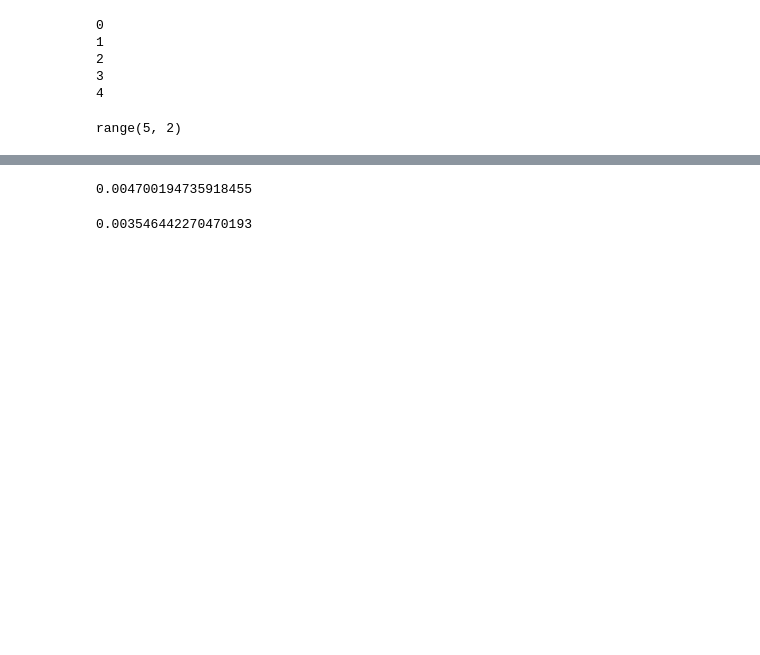
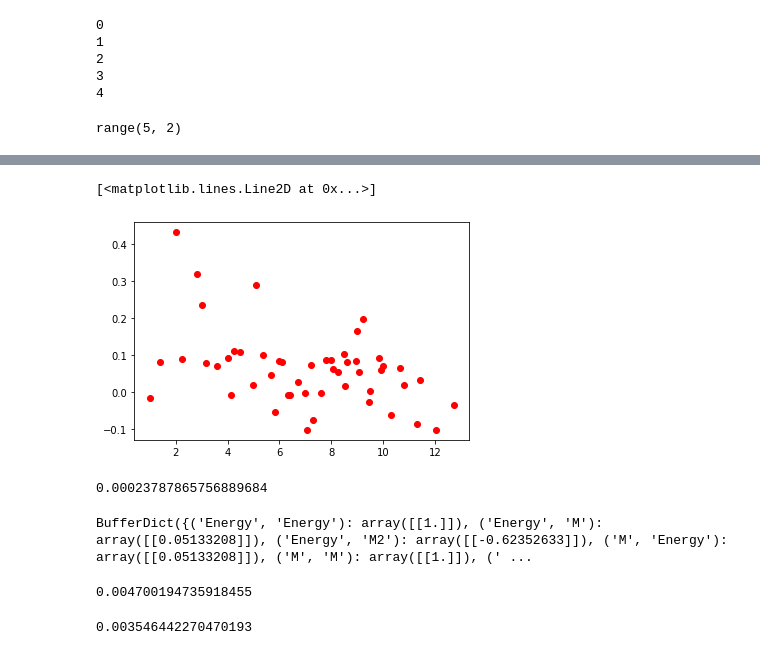
Before and after one commit to SaltyCatAgenda/Ising-Model, a Jupyter notebook: ising.ipynb, the cells around one changed output, grey strips where cells are left out. Saved outputs shown, nothing was run; the diff lists cells and outputs as text; code cells hidden in the pictures; blank space fills up the shorter version.

```diff
--- a/ising.ipynb
+++ b/ising.ipynb
@@ -161,0 +201,5 @@ corr = gv.evalcorr(obs_average)
+# %%
+plt.plot(d,[np.mean(ssc[:][i]) for i in range(len(ssc[0][:]))] , 'ro')
+# %% [output]
+[<matplotlib.lines.Line2D at 0x...>]
+[figure, added]
@@ -162,3 +210,11 @@ corr = gv.evalcorr(obs_average)
+# %%
+obs_average['Energy'].sdev/N
+# %% [output]
+0.00023787865756889684
+# %%
+corr
+# %% [output]
+BufferDict({('Energy', 'Energy'): array([[1.]]), ('Energy', 'M'): array([[0.05133208]]), ('Energy', 'M2'): array([[-0.62352633]]), ('M', 'Energy'): array([[0.05133208]]), ('M', 'M'): array([[1.]]), (' ...
 # %%
 mw.std()/30
 # %% [output]
```
Also changed, not shown: parts of 26 cells of this notebook.
